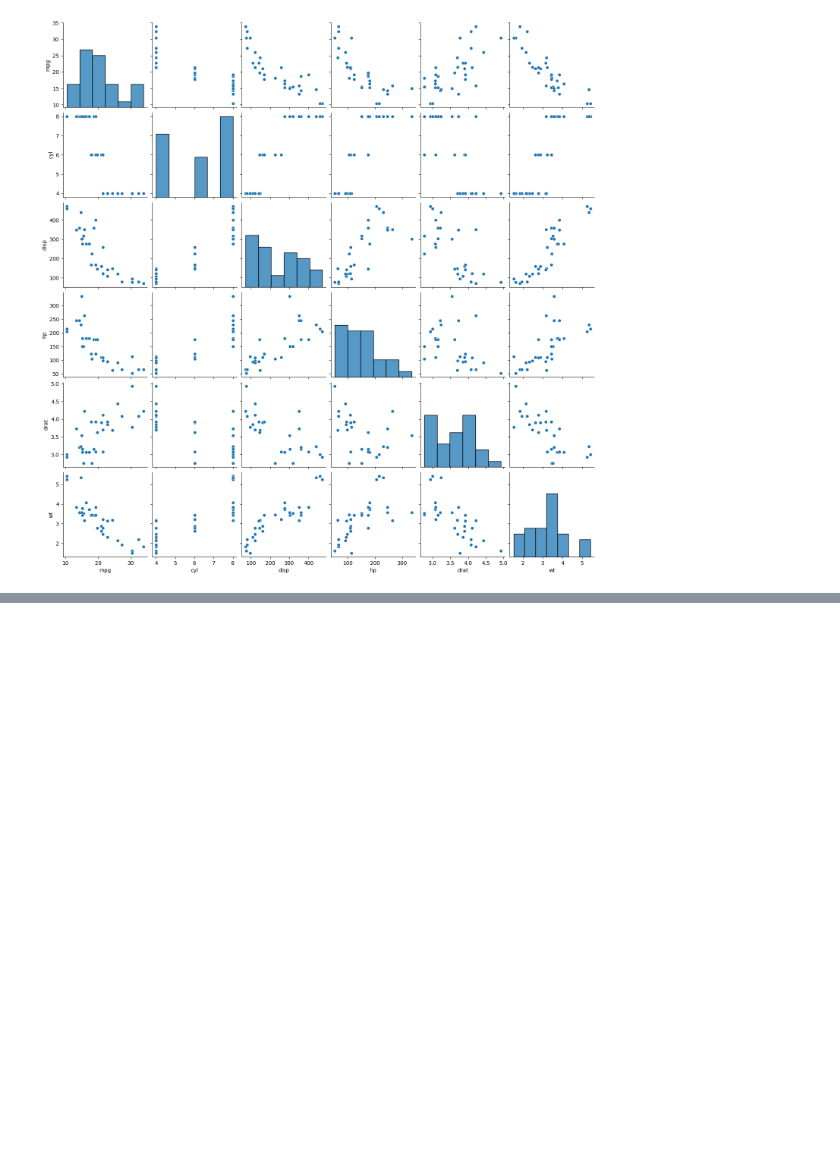
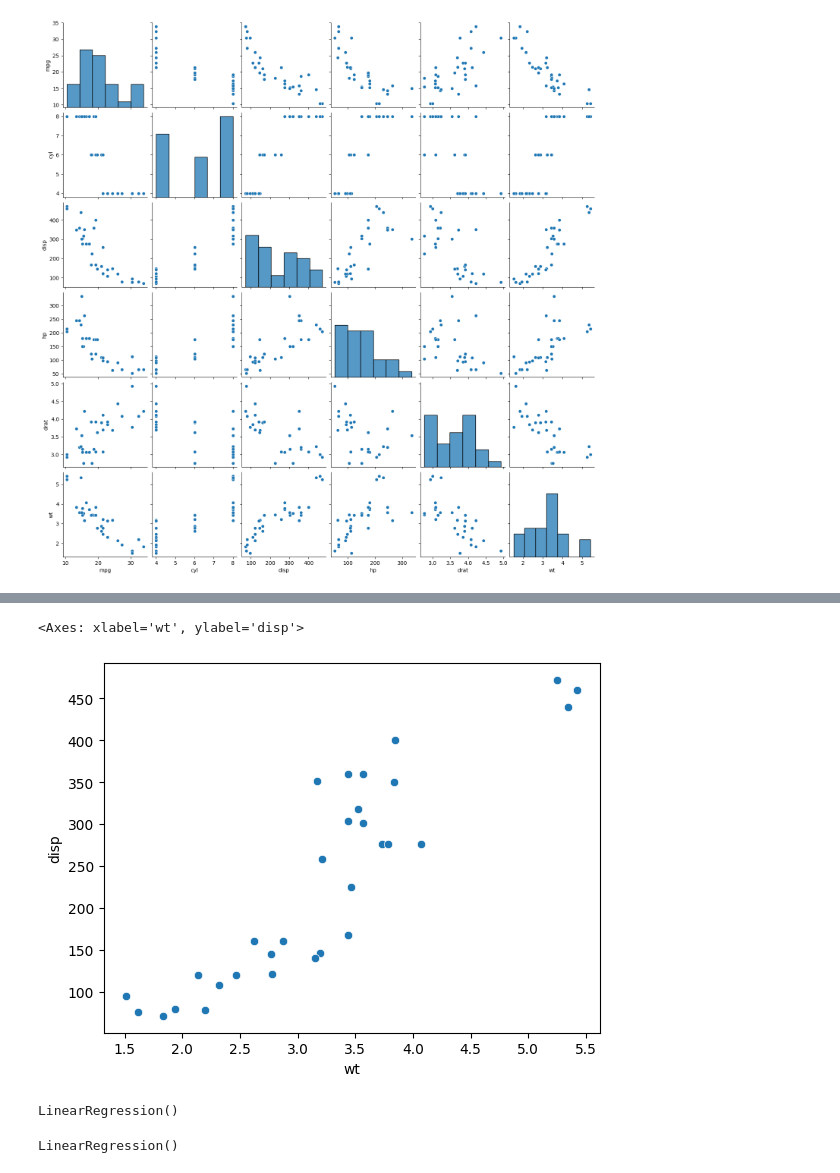
Before and after one commit to Tejasp9090/ML_Practice, a Jupyter notebook: multiLinear_Regression.ipynb, the cells around one changed output, grey strips where cells are left out. Saved outputs shown, nothing was run; the diff lists cells and outputs as text; code cells hidden in the pictures; blank space fills up the shorter version.

```diff
--- a/multiLinear_Regression.ipynb
+++ b/multiLinear_Regression.ipynb
@@ -56,0 +72,5 @@ sns.pairplot(data=car[['mpg', 'cyl', 'disp', 'hp', 'drat', 'wt']])
+# %%
+sns.scatterplot(data=car,x='wt',y='disp')
+# %% [output]
+<Axes: xlabel='wt', ylabel='disp'>
+[figure, added]
@@ -56,0 +84,9 @@ sns.pairplot(data=car[['mpg', 'cyl', 'disp', 'hp', 'drat', 'wt']])
+# %%
+model =LinearRegression()
+model
+# %% [output]
+LinearRegression()
+# %%
+model.fit(x,y)
+# %% [output]
+LinearRegression()
```
Also changed, not shown: parts of 7 cells of this notebook.
